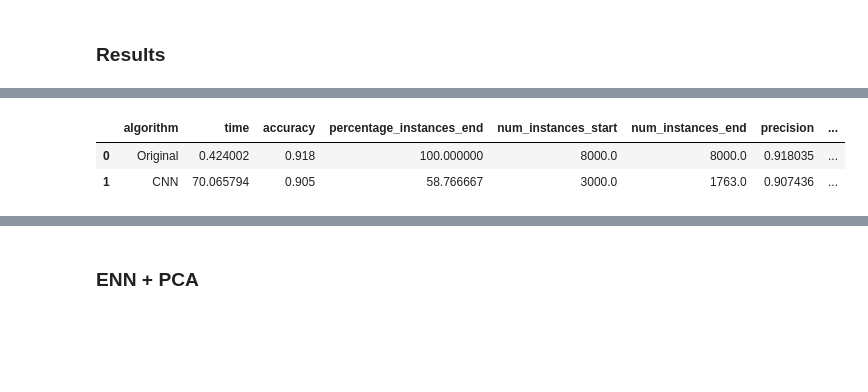
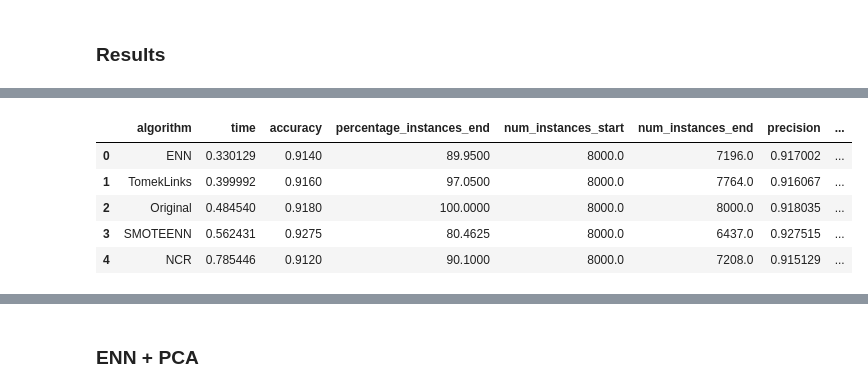
Before and after one commit to nikolapetrovic99/instanceSelection_Preprocessing, a Jupyter notebook: Project.ipynb, the cells around one changed output, grey strips where cells are left out. Drawn from its saved outputs; the diff is of its cells as text; code cells hidden in the pictures; blank space fills up the shorter version.

```diff
--- a/Project.ipynb
+++ b/Project.ipynb
@@ -359,3 +348,13 @@ df_csgo.head()
 | 2 | 96.03 | 0.0 | 0.0 | False | 391.0 | 400.0 | 294.0 | 200.0 | 750.0 | 500.0 | ... |
 | 3 | 76.03 | 0.0 | 0.0 | False | 391.0 | 400.0 | 294.0 | 200.0 | 750.0 | 500.0 | ... |
 | 4 | 174.97 | 1.0 | 0.0 | False | 500.0 | 500.0 | 192.0 | 0.0 | 18350.0 | 10750.0 | ... |
+# %%
+
+# Find the constant features
+constant_features = df_csgo.columns[df_csgo.var() == 0]
+
+# Drop the constant features
+df_csgo = df_csgo.drop(columns=constant_features)
+
+# Print the new shape of the DataFrame
+print("New shape:", df_csgo.shape)
@@ -665,6 +690,6 @@ results_NCR.head(10)
 # %%
-results_citrus_NCR, resulting_dataset_citrus_NCR = evaluate_under_sampling_technique(X_csgo, y_csgo, "NCR")
-results_csgo = pd.concat([results_citrus_NCR,results_csgo], axis=0)
+results_citrus_NCR, resulting_dataset_citrus_NCR = evaluate_under_sampling_technique(X_citrus, y_citrus, "NCR")
+results_citrus = pd.concat([results_citrus_NCR,results_citrus], axis=0)
 results_citrus_NCR.head(10)
 # %% [output]
 |  | accuracy | f1-score | num_duplicated_end | num_duplicated_start | num_instances_end | num_instances_start | ... |
@@ -793,16 +831,19 @@ results_csgo
 # %%
 # Drop the row with the "CondensedNN" algorithm
-results_citrus = results_citrus.drop(index=results_citrus[results_citrus['algorithm'] == 'CondensedNN'].index)
+results_citrus = results_citrus.drop(index=results_citrus[results_citrus['algorithm'] == 'CNN'].index)
 
 # Reset the index to make "algorithm" a column
 results_citrus = results_citrus.reset_index(drop=True)
 
 # Display the updated dataframe
 results_citrus
 # %% [output]
 |  | algorithm | time | accuracy | percentage_instances_end | num_instances_start | num_instances_end | precision | ... |
-| 0 | Original | 0.424002 | 0.918 | 100.000000 | 8000.0 | 8000.0 | 0.918035 | ... |
-| 1 | CNN | 70.065794 | 0.905 | 58.766667 | 3000.0 | 1763.0 | 0.907436 | ... |
+| 0 | ENN | 0.330129 | 0.9140 | 89.9500 | 8000.0 | 7196.0 | 0.917002 | ... |
+| 1 | TomekLinks | 0.399992 | 0.9160 | 97.0500 | 8000.0 | 7764.0 | 0.916067 | ... |
+| 2 | Original | 0.484540 | 0.9180 | 100.0000 | 8000.0 | 8000.0 | 0.918035 | ... |
+| 3 | SMOTEENN | 0.562431 | 0.9275 | 80.4625 | 8000.0 | 6437.0 | 0.927515 | ... |
+| 4 | NCR | 0.785446 | 0.9120 | 90.1000 | 8000.0 | 7208.0 | 0.915129 | ... |
 # %%
 # Create a bar chart of the times for each algorithm for the csgo dataset
 plt.bar(results_csgo['algorithm'], results_csgo['time'], label='CSGO')
```
Also changed, not shown: parts of 46 cells of this notebook.
